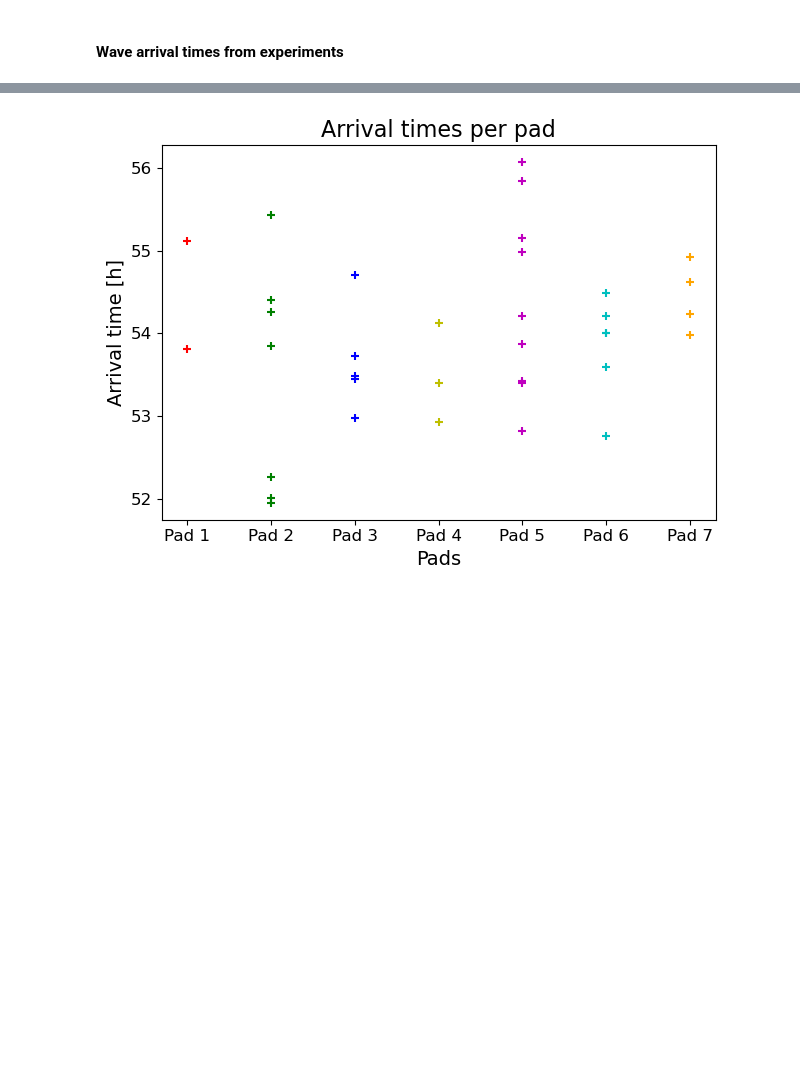
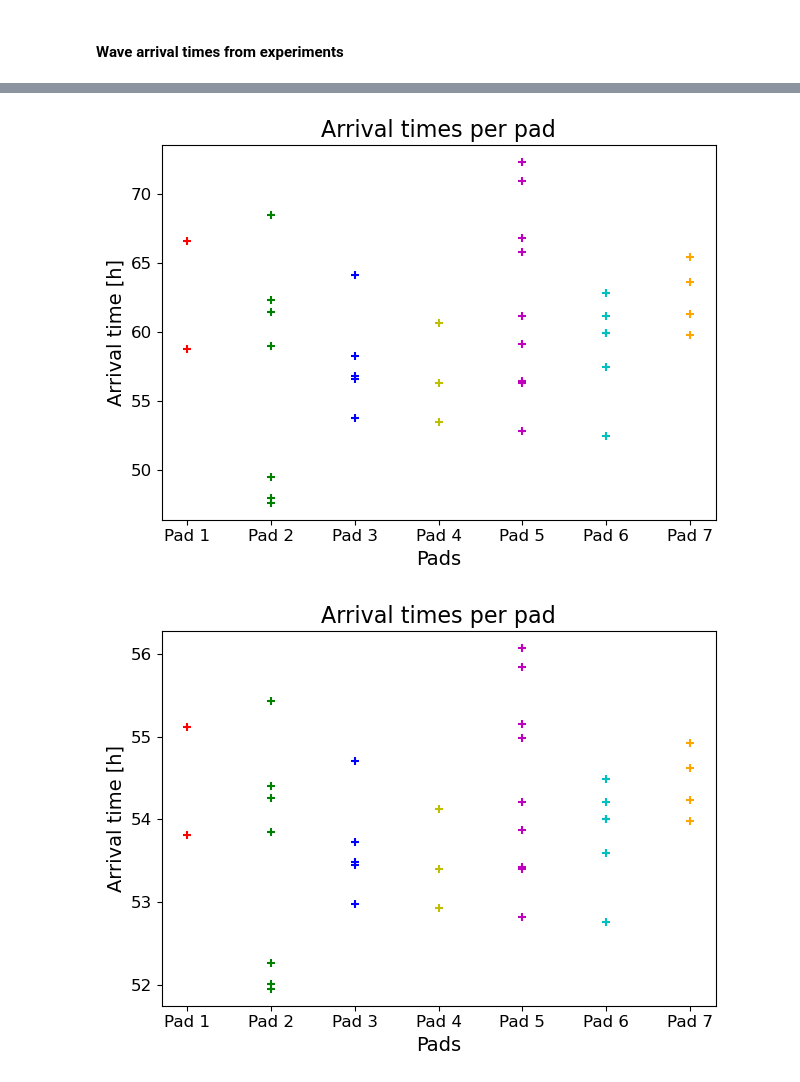
Before and after one commit to RudgeLab/popdyn, a Jupyter notebook: Notebooks/Figures Thesis/Chapter 4. g - Pad_diffusion.ipynb, the cells around one changed output, grey strips where cells are left out. Saved outputs shown, nothing was run; the diff lists cells and outputs as text; code cells hidden in the pictures; blank space fills up the shorter version.

```diff
--- a/Notebooks/Figures Thesis/Chapter 4. g - Pad_diffusion.ipynb
+++ b/Notebooks/Figures Thesis/Chapter 4. g - Pad_diffusion.ipynb
@@ -139,6 +139,7 @@ t0_true = np.array([[182., 371.],
        [182., 339.]])
 t0_true.shape
 
+"""
 t0_true1 = t0_true[[0,1],1] * 10 / 60
 t0_true2 = t0_true[[2,3,4,5,6,7,8],1] * 10 / 60
 t0_true3 = t0_true[[9,10,11,12,13],1] * 10 / 60
@@ -146,11 +147,12 @@ t0_true4 = t0_true[[14,15,16],1] * 10 / 60
 t0_true5 = t0_true[[17,18,19,20,21,22,23,24,25],1] * 10 / 60
 t0_true6 = t0_true[[26,27,28,29,30,31],1] * 10 / 60
 t0_true7 = t0_true[[32,33,34,35],1] * 10 / 60
+"""
 
-#t0_true1 = t0_true[[0,1],1] * 10 / 60
-#t0_true2 = t0_true[[2,4,6,7,8],1] * 10 / 60
-#t0_true3 = t0_true[[11,12,13],1] * 10 / 60
-#t0_true4 = t0_true[[14,15,16],1] * 10 / 60
-#t0_true5 = t0_true[[17,18,19,21,24],1] * 10 / 60
-#t0_true6 = t0_true[[29,30,31],1] * 10 / 60
-#t0_true7 = t0_true[[32,34,35],1] * 10 / 60
+t0_true1 = t0_true[[0,1],1]
+t0_true2 = t0_true[[2,3,4,5,6,7,8],1]
+t0_true3 = t0_true[[9,10,11,12,13],1]
+t0_true4 = t0_true[[14,15,16],1]
+t0_true5 = t0_true[[17,18,19,20,21,22,23,24,25],1]
+t0_true6 = t0_true[[26,27,28,29,30,31],1]
+t0_true7 = t0_true[[32,33,34,35],1]
@@ -157,3 +164,36 @@ t0_true7 = t0_true[[32,33,34,35],1] * 10 / 60
+# %%
+# Create the pad indices for each dataset (1, 2, 3, ..., 7)
+pad_indices = [1, 2, 3, 4, 5, 6, 7]
+
+
+### EACH t0_true, needs to be multiplied by (t0_true1 * 10 + 289) / 60, so time is in hours
+# Plot each pad with a different color
+plt.scatter([1]*len(t0_true1), (t0_true1* 10 + 289) / 60, color='r', marker='+', label='Pad 1')
+plt.scatter([2]*len(t0_true2), (t0_true2* 10 + 289) / 60, color='g', marker='+', label='Pad 2')
+plt.scatter([3]*len(t0_true3), (t0_true3* 10 + 289) / 60, color='b', marker='+', label='Pad 3')
+plt.scatter([4]*len(t0_true4), (t0_true4* 10 + 289) / 60, color='y', marker='+', label='Pad 4')
+plt.scatter([5]*len(t0_true5), (t0_true5* 10 + 289) / 60, color='m', marker='+', label='Pad 5')
+plt.scatter([6]*len(t0_true6), (t0_true6* 10 + 289) / 60, color='c', marker='+', label='Pad 6')
+plt.scatter([7]*len(t0_true7), (t0_true7* 10 + 289) / 60, color='orange', marker='+', label='Pad 7')
+
+# Set x-ticks for pad labels
+plt.yticks(fontsize=12)
+plt.xticks(ticks=pad_indices, labels=['Pad 1', 'Pad 2', 'Pad 3', 'Pad 4', 'Pad 5', 'Pad 6', 'Pad 7'], fontsize=12)
+
+# Add labels and title
+plt.xlabel('Pads',fontsize=14)
+plt.ylabel('Arrival time [h]', fontsize=14)
+plt.title('Arrival times per pad', fontsize=16)
+
+# Add legend to distinguish each color
+#plt.legend()
+
+# Show the plot
+plt.tight_layout()
+plt.savefig('arr_times_per_pad.png',dpi=300)
+plt.show()
+# %% [output]
+[figure, added]
 # %%
 # Create the pad indices for each dataset (1, 2, 3, ..., 7)
 pad_indices = [1, 2, 3, 4, 5, 6, 7]
```
Also changed, not shown: parts of 1 cell of this notebook, 1 other file.
